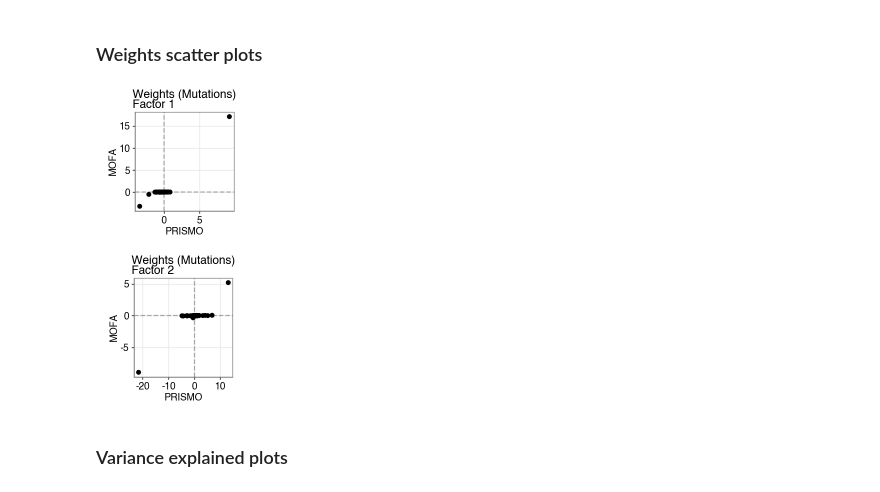
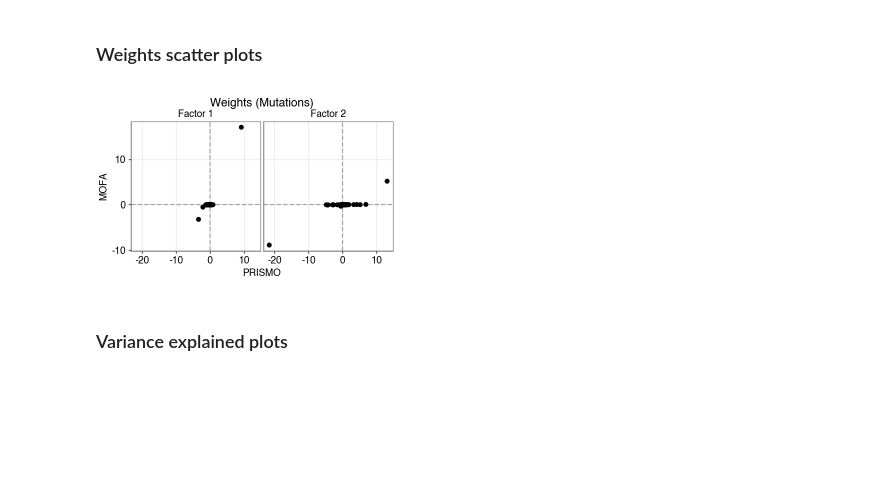
Before and after one commit to bioFAM/mofaflex-analysis, a Jupyter notebook: comparison_mofa/analysis.ipynb, the cells around one changed output. Drawn from its saved outputs; the diff is of its cells as text; code cells hidden in the pictures; blank space fills up the shorter version.

```diff
--- a/comparison_mofa/analysis.ipynb
+++ b/comparison_mofa/analysis.ipynb
@@ -188,33 +195,36 @@ plot.show()
 # %% [markdown]
 ### Weights scatter plots
 # %%
-def plot_weights(view, factor, w_prismo, w_mofa):
-    df = pd.DataFrame(w_prismo[view][factor])
-    df.columns = ["weight_prismo"]
-    df["weight_mofa"] = w_mofa[view][factor]
-    df["weight_prismo_abs"] = df["weight_prismo"].abs()
-    df["weight_mofa_abs"] = df["weight_mofa"].abs()
+factors = ["Factor 1", "Factor 2"]
+view = "Mutations"
+seed = 0
 
-    plot = (
-        ggplot(df, aes(x="weight_prismo", y="weight_mofa"))
-        + geom_point(size=1.)
-        + labs(x="PRISMO", y="MOFA", title=f"Weights ({view})\n{factor}")
-        + theme(figure_size=(1.5, 1.5), plot_title=element_text(ha='center'))
-        + geom_hline(yintercept=0, linetype='dashed', color='black', alpha=0.3)
-        + geom_vline(xintercept=0, linetype='dashed', color='black', alpha=0.3)
-    )
-    return plot
+df_list = []
+for factor in factors:
+    df_temp = pd.DataFrame({
+        "weight_prismo": w_prismo[seed][view][factor],
+        "weight_mofa": w_mofa[view][factor],
+        "factor": factor
+    })
+    df_list.append(df_temp)
+
+df = pd.concat(df_list, ignore_index=True)
+
+plot = (
+    ggplot(df, aes(x="weight_prismo", y="weight_mofa"))
+    + geom_point(size=1.)
+    + labs(x="PRISMO", y="MOFA", title=f"Weights ({view})")
+    + theme(figure_size=(3, 2), plot_title=element_text(ha='center'))
+    + geom_hline(yintercept=0, linetype='dashed', color='black', alpha=0.3)
+    + geom_vline(xintercept=0, linetype='dashed', color='black', alpha=0.3)
+    + facet_wrap("~factor", scales="fixed")
+)
+
+fig = plot.draw()
+fig.savefig(f"plots/mutations_weights.pdf")
+plot.show()
+# %% [output]
+[figure, added]
-# %%
-plot = plot_weights("Mutations", "Factor 1", w_prismo[0], w_mofa)
-plot.save("plots/mutations_factor1_weights.pdf")
-plot.show()
-
-plot = plot_weights("Mutations", "Factor 2", w_prismo[0], w_mofa)
-plot.save("plots/mutations_factor2_weights.pdf")
-plot.show()
-# %% [output]
-[figure, removed]
-[figure, removed]
 # %% [markdown]
 ### Variance explained plots
 # %%
```
Also changed, not shown: parts of 6 cells of this notebook, 2 other files.
